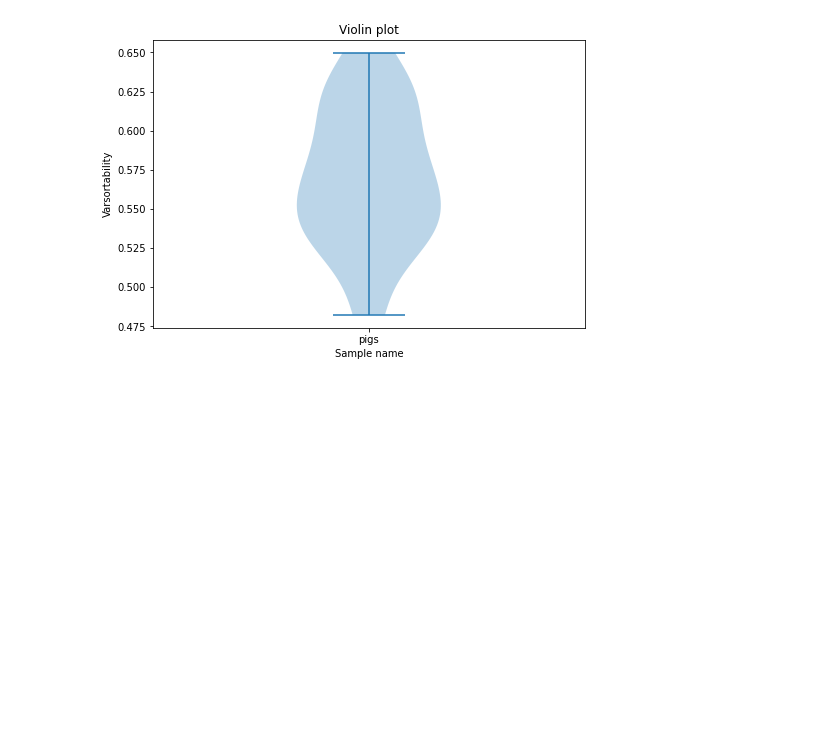
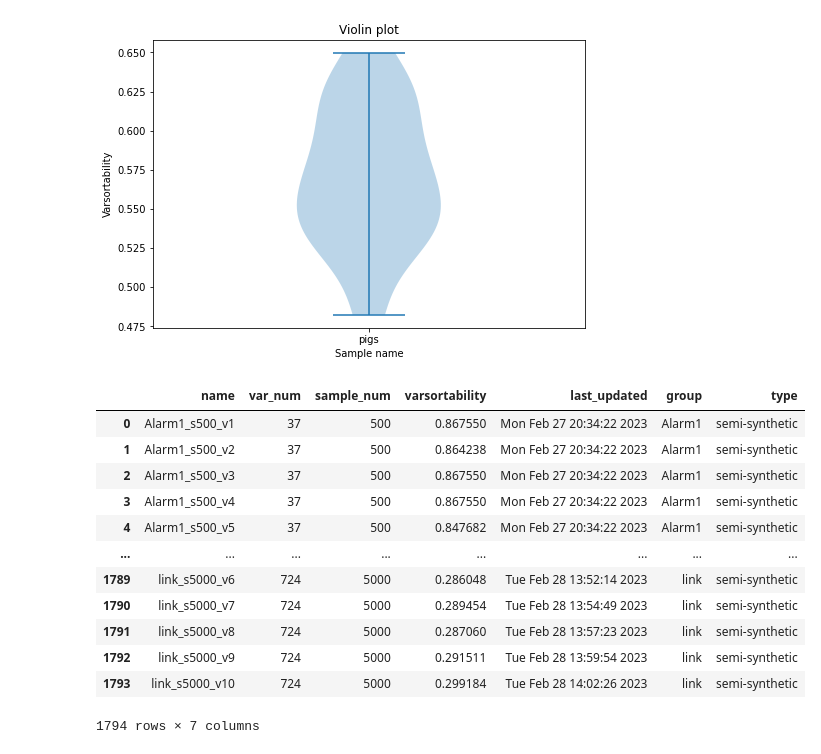
Before and after one commit to ravivanpong/CausalBench, a Jupyter notebook: evaluation/Datasets Evaluation.ipynb, the cells around one changed output. Cells and saved outputs as stored; diff of their text form; code cells hidden in the pictures; blank space fills up the shorter version.

```diff
--- a/evaluation/Datasets Evaluation.ipynb
+++ b/evaluation/Datasets Evaluation.ipynb
@@ -187,3 +190,62 @@ for i in range(0, len(keys_reordered), 4):
 [figure]
 [figure]
 [figure]
+# %%
+real = ['jdk', 'postgres', 'real_auto_mpg', 'real_cites', 'real_yacht','sachs']
+semi_syn = ['Alarm1', 'Alarm10', 'Alarm3', 'Alarm5', 'Barley', 'Child', 'Child10', 'Child3', 'Child5','Gene',
+       'HailFinder', 'HailFinder10', 'HailFinder3', 'HailFinder5', 'Insurance',
+       'Insurance10', 'Insurance3', 'Insurance5', 'link', 'mildew', 'munin1', 'pigs', 'dream4']
+syn = ['Big_G3_v1_numdata.csv', 'Big_G3_v2_numdata.csv',
+       'Big_G3_v3_numdata.csv', 'Big_G3_v4_numdata.csv',
+       'Big_G3_v5_numdata.csv',
+       'G2_v1_confounders_numdata.csv', 'G2_v1_numdata.csv',
+       'G2_v2_confounders_numdata.csv', 'G2_v2_numdata.csv',
+       'G2_v3_confounders_numdata.csv', 'G2_v3_numdata.csv',
+       'G2_v4_confounders_numdata.csv', 'G2_v4_numdata.csv',
+       'G2_v5_confounders_numdata.csv', 'G2_v5_numdata.csv',
+       'G3_v1_confounders_numdata.csv', 'G3_v1_numdata.csv',
+       'G3_v2_confounders_numdata.csv', 'G3_v2_numdata.csv',
+       'G3_v3_confounders_numdata.csv', 'G3_v3_numdata.csv',
+       'G3_v4_confounders_numdata.csv', 'G3_v4_numdata.csv',
+       'G3_v5_confounders_numdata.csv', 'G3_v5_numdata.csv',
+       'G4_v1_confounders_numdata.csv', 'G4_v1_numdata.csv',
+       'G4_v2_confounders_numdata.csv', 'G4_v2_numdata.csv',
+       'G4_v3_confounders_numdata.csv', 'G4_v3_numdata.csv',
+       'G4_v4_confounders_numdata.csv', 'G4_v4_numdata.csv',
+       'G4_v5_confounders_numdata.csv', 'G4_v5_numdata.csv',
+       'G5_v1_confounders_numdata.csv', 'G5_v1_numdata.csv',
+       'G5_v2_confounders_numdata.csv', 'G5_v2_numdata.csv',
+       'G5_v3_confounders_numdata.csv', 'G5_v3_numdata.csv',
+       'G5_v4_confounders_numdata.csv', 'G5_v4_numdata.csv',
+       'G5_v5_confounders_numdata.csv', 'G5_v5_numdata.csv', 'Network1_amp',
+       'Network2_amp', 'Network3_amp', 'Network4_amp', 'Network5_amp',
+       'Network5_cont', 'Network5_cont_p3n7', 'Network5_cont_p7n3',
+       'Network6_amp', 'Network6_cont', 'Network7_amp', 'Network7_cont',
+       'Network8_amp_amp', 'Network8_amp_cont', 'Network8_cont_amp',
+       'Network9_amp_amp', 'Network9_amp_cont', 'Network9_cont_amp',]
+def get_type(group:str):
+    if group in real:
+        return 'real'
+    elif group in semi_syn:
+        return 'semi-synthetic'
+    elif group in syn:
+        return 'synthetic'
+    else:
+        raise ValueError(f'{group} not recognized.')
+# %%
+df['type'] = df['group'].apply(get_type)
+df
+# %% [output]
+|  | name | var_num | sample_num | varsortability | last_updated | group | type |
+| 0 | Alarm1_s500_v1 | 37 | 500 | 0.867550 | Mon Feb 27 20:34:22 2023 | Alarm1 | semi-synthetic |
+| 1 | Alarm1_s500_v2 | 37 | 500 | 0.864238 | Mon Feb 27 20:34:22 2023 | Alarm1 | semi-synthetic |
+| 2 | Alarm1_s500_v3 | 37 | 500 | 0.867550 | Mon Feb 27 20:34:22 2023 | Alarm1 | semi-synthetic |
+| 3 | Alarm1_s500_v4 | 37 | 500 | 0.867550 | Mon Feb 27 20:34:22 2023 | Alarm1 | semi-synthetic |
+| 4 | Alarm1_s500_v5 | 37 | 500 | 0.847682 | Mon Feb 27 20:34:22 2023 | Alarm1 | semi-synthetic |
+| ... | ... | ... | ... | ... | ... | ... | ... |
+| 1789 | link_s5000_v6 | 724 | 5000 | 0.286048 | Tue Feb 28 13:52:14 2023 | link | semi-synthetic |
+| 1790 | link_s5000_v7 | 724 | 5000 | 0.289454 | Tue Feb 28 13:54:49 2023 | link | semi-synthetic |
+| 1791 | link_s5000_v8 | 724 | 5000 | 0.287060 | Tue Feb 28 13:57:23 2023 | link | semi-synthetic |
+| 1792 | link_s5000_v9 | 724 | 5000 | 0.291511 | Tue Feb 28 13:59:54 2023 | link | semi-synthetic |
+| 1793 | link_s5000_v10 | 724 | 5000 | 0.299184 | Tue Feb 28 14:02:26 2023 | link | semi-synthetic |
+1794 rows × 7 columns
```
Also changed, not shown: parts of 3 cells of this notebook.
